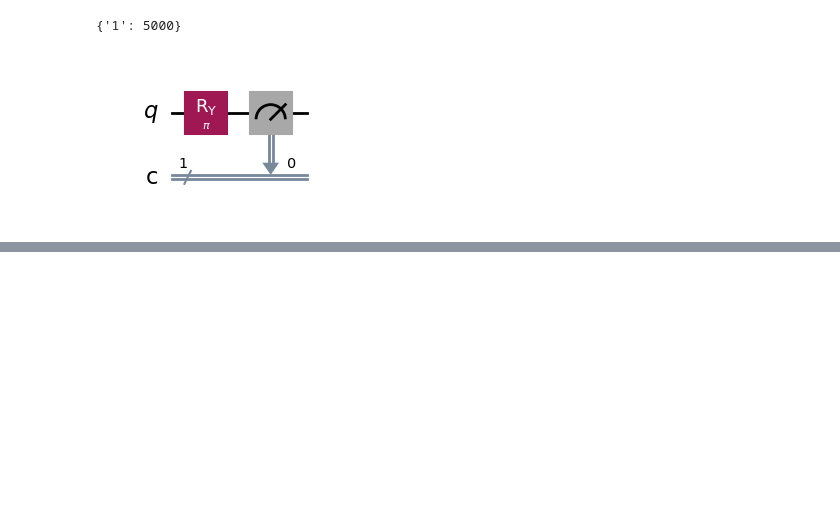
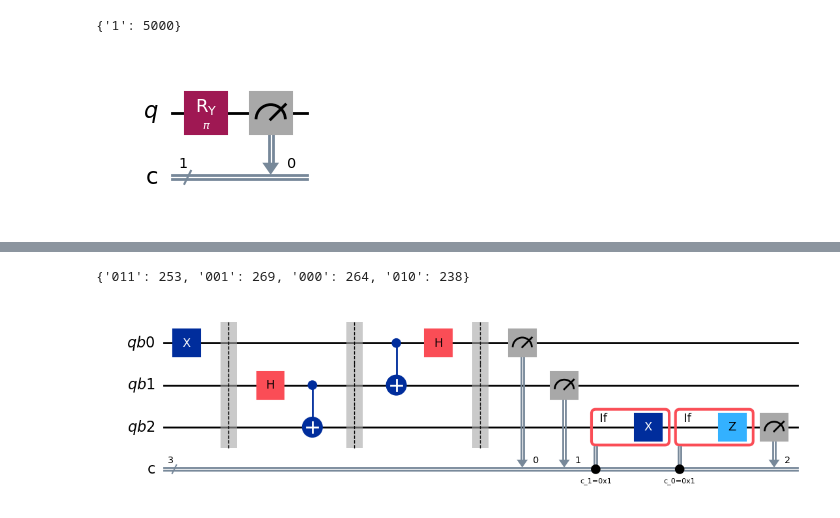
Before and after one commit to EdTru/Experimental-III, a Jupyter notebook: Qiskit/Practica/Práctica_Qiskit.ipynb, the cells around one changed output, grey strips where cells are left out. Cells and saved outputs as stored; diff of their text form; code cells hidden in the pictures; blank space fills up the shorter version.

Commit message:
Qiskit 80

```diff
--- a/Qiskit/Practica/Práctica_Qiskit.ipynb
+++ b/Qiskit/Practica/Práctica_Qiskit.ipynb
@@ -97,23 +98,58 @@ NameError: name 'AerSimulator' is not defined
 # %%
-shots = 100
+# Step 1: Map your problem to a quantum circuit
 
-sim = AerSimulator()
-qc = QuantumCircuit(3, 0)
+# Import some general packages
+from qiskit import ClassicalRegister, QuantumCircuit, QuantumRegister
+import numpy as np
 
-qc.h(1)
-qc.cx(1,2)
-qc.cx(0,1)
-qc.h(0)
-qc.x(2)
-qc.z(2)
+# Define registers
+qb0 = QuantumRegister(1, "qb0")
+qb1 = QuantumRegister(1, "qb1")
+qb2 = QuantumRegister(1, "qb2")
 
-qc.measure_all()
+cr = ClassicalRegister(3, "c")
 
-job = sim.run(qc, shots=shots)
+qc = QuantumCircuit(qb0,qb1,qb2, cr)
 
-result = job.result()
-counts = result.get_counts(qc)
+# We entangle Alice's and Bob's qubits as in our work above. We apply a Hadamard gate and then a CNOT gate.
+# Note that the second argument in the CNOT gate is the target.
+
+qc.x(qb0)
+
+
+# Inserting a barrier changes nothing about the logic. It just allows us to force gates to be positioned in "layers".
+qc.barrier()
+qc.h(qb1)
+qc.cx(qb1, qb2)
+
+# Assign the secret state to the qubit on the other side of Alice's (qubit 0), labeled Q
+#qc.u(theta, varphi, 0.0, qb0)
+qc.barrier()
+
+# Now entangle Q and Alice's qubits as in the discussion above.
+qc.cx(qb0, qb1)
+qc.h(qb0)
+qc.barrier()
+
+# Now Alice measures her qubits, and stores the outcomes in the "classical registers" cr[]
+qc.measure(qb0, cr[0])
+qc.measure(qb1, cr[1])
+
+
+
+# Now we insert some conditional logic. If Alice measures Q in a "1" we need a Z gate, and if Alice measures A in a "1" we need an X gate (see the table).
+with qc.if_test((cr[1], 1)):
+	qc.x(qb2)
+with qc.if_test((cr[0], 1)):
+	qc.z(qb2)
+
+qc.measure(qb2, cr[2])
+
+counts = job.result().get_counts()
 
 print(counts)
 
-qc.draw(output="mpl")
+qc.draw(output="mpl", filename="circ3qb.svg")
+# %% [output]
+{'011': 253, '001': 269, '000': 264, '010': 238}
+[figure, added]
```
Also changed, not shown: parts of 3 cells of this notebook, 16 other files.
